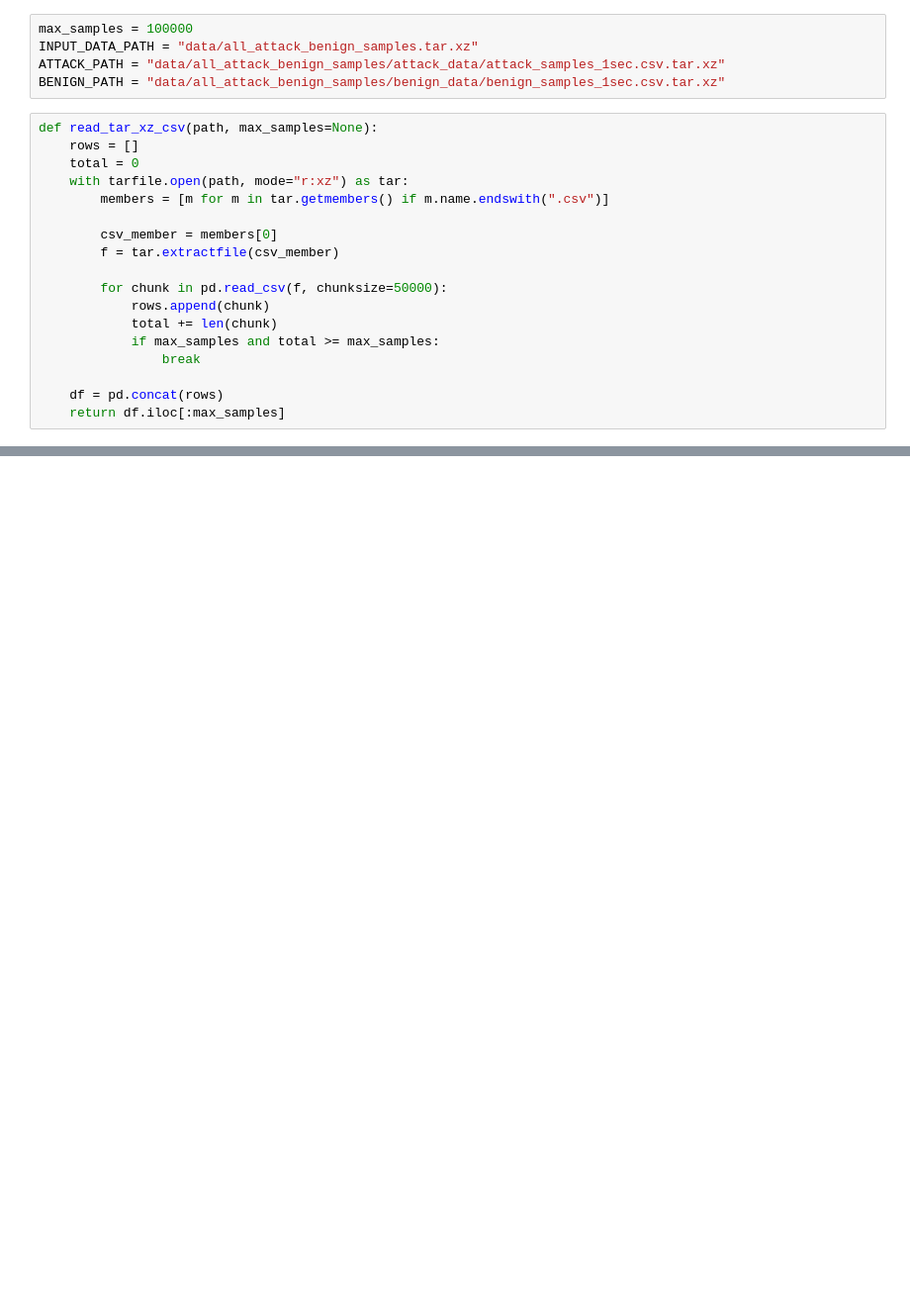
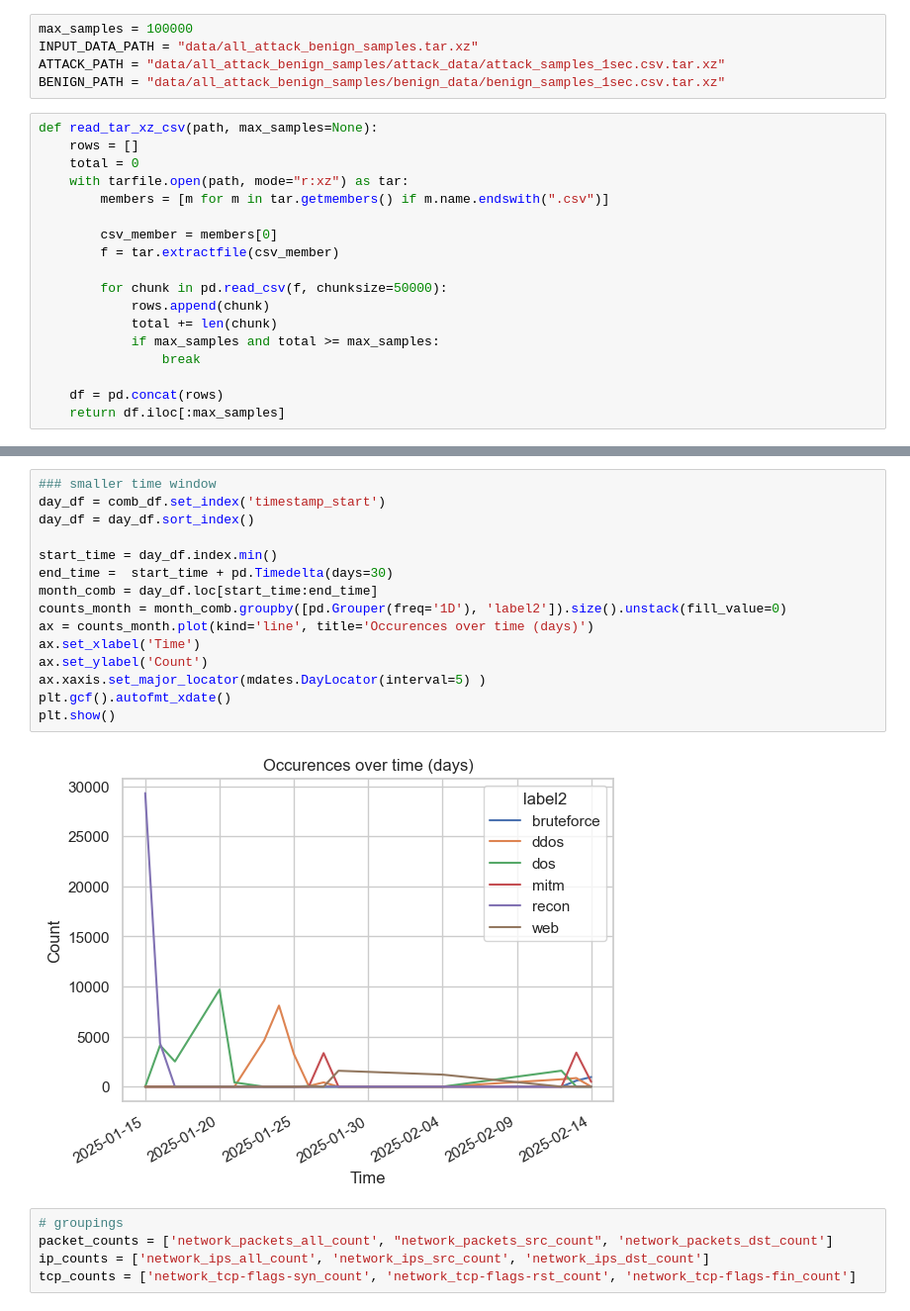
Before and after one commit to kellyw03/ee467-final, a Jupyter notebook: EDA.ipynb, the cells around one changed output, grey strips where cells are left out. Shown at 99% size. Saved outputs shown, nothing was run; the diff lists cells and outputs as text; blank space fills up the shorter version.

```diff
--- a/EDA.ipynb
+++ b/EDA.ipynb
@@ -42,0 +257,22 @@ benign_pd.head()
+# %%
+### smaller time window
+day_df = comb_df.set_index('timestamp_start')
+day_df = day_df.sort_index()
+
+start_time = day_df.index.min()
+end_time =  start_time + pd.Timedelta(days=30)
+month_comb = day_df.loc[start_time:end_time]
+counts_month = month_comb.groupby([pd.Grouper(freq='1D'), 'label2']).size().unstack(fill_value=0)
+ax = counts_month.plot(kind='line', title='Occurences over time (days)')
+ax.set_xlabel('Time')
+ax.set_ylabel('Count')
+ax.xaxis.set_major_locator(mdates.DayLocator(interval=5) )
+plt.gcf().autofmt_xdate()
+plt.show()
+# %% [output]
+[figure, added]
+# %%
+# groupings
+packet_counts = ['network_packets_all_count', "network_packets_src_count", 'network_packets_dst_count']
+ip_counts = ['network_ips_all_count', 'network_ips_src_count', 'network_ips_dst_count']
+tcp_counts = ['network_tcp-flags-syn_count', 'network_tcp-flags-rst_count', 'network_tcp-flags-fin_count']
```
Also changed, not shown: parts of 20 cells of this notebook, 1 other file.
